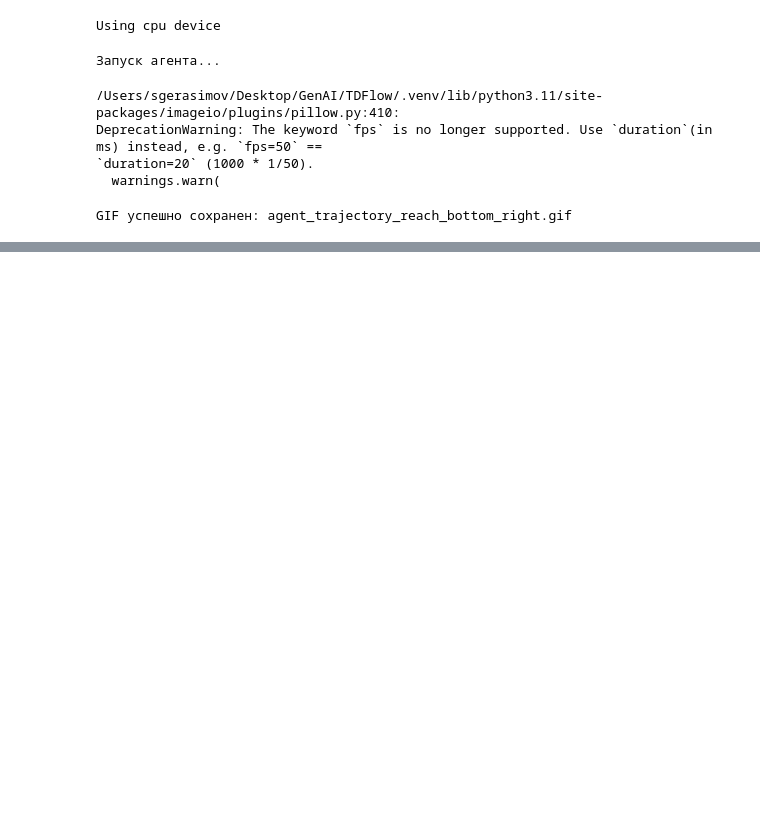
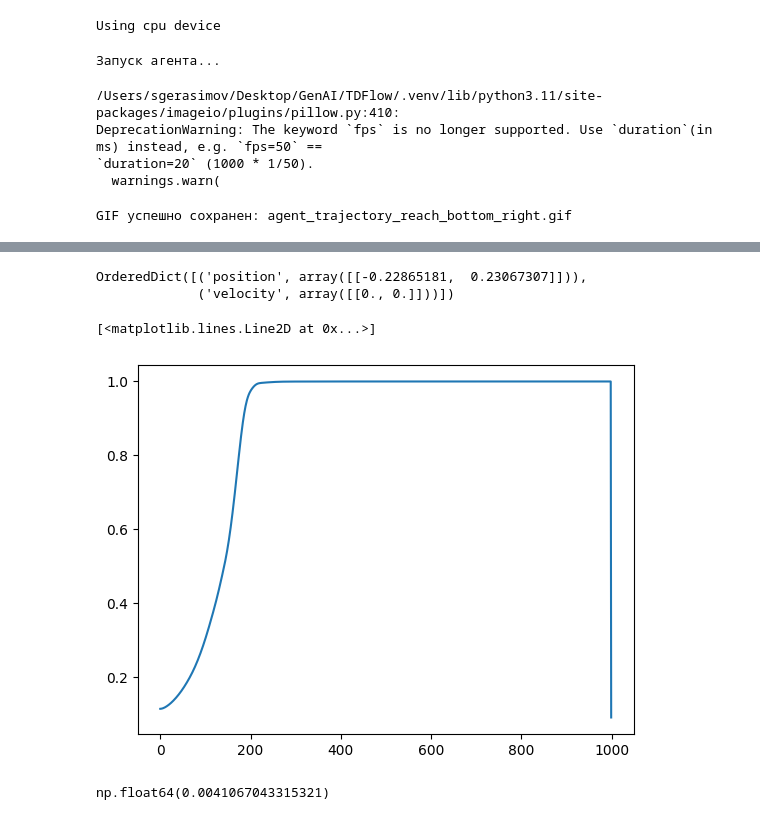
Before and after one commit to GerasimovSergey2001/TDFlow, a Jupyter notebook: demo_td3.ipynb, the cells around one changed output, grey strips where cells are left out. Drawn from its saved outputs; the diff is of its cells as text; code cells hidden in the pictures; blank space fills up the shorter version.

```diff
--- a/demo_td3.ipynb
+++ b/demo_td3.ipynb
@@ -121,0 +135,17 @@ GIF успешно сохранен: agent_trajectory_reach_bottom_right.gif
+# %%
+# raw_env = point_mass_maze.make(task=task)
+# env = shimmy.DmControlCompatibilityV0(raw_env) # Убираем render_mode отсюда
+
+model = TD3.load(model_path)
+
+# states_batch = []
+# frames_batch = []
+# %%
+from stable_baselines3.common.vec_env import DummyVecEnv, VecMonitor
+
+def make_env():
+    raw_env = point_mass_maze.make(task=task)
+    return shimmy.DmControlCompatibilityV0(raw_env)
+
+vec_env = DummyVecEnv([make_env for _ in range(1)])
+vec_env = VecMonitor(vec_env)
@@ -121,0 +190,5 @@ GIF успешно сохранен: agent_trajectory_reach_bottom_right.gif
+# %%
+obs
+# %% [output]
+OrderedDict([('position', array([[-0.22865181,  0.23067307]])),
+             ('velocity', array([[0., 0.]]))])
@@ -121,0 +225,19 @@ GIF успешно сохранен: agent_trajectory_reach_bottom_right.gif
+# %%
+def get_rewards_for_states(vec_env, states_batch):
+    """
+    states_batch: np.array (N, 4) - [x, y, vx, vy]
+    """
+    rewards = []
+    dmc_env = vec_env.envs[0].unwrapped._env # Берем любой env из батча
+
+    for s in states_batch:
+        # 1. "Телепортируем" физику в нужное состояние (без шага!)
+        with dmc_env.physics.reset_context():
+            dmc_env.physics.data.qpos[:2] = s[:2]
+            dmc_env.physics.data.qvel[:2] = s[2:]
+
+        # 2. Вызываем расчет награды из Task
+        rew = dmc_env.task.get_reward(dmc_env.physics)
+        rewards.append(rew)
+
+    return np.array(rewards)
@@ -121,0 +249,8 @@ GIF успешно сохранен: agent_trajectory_reach_bottom_right.gif
+# %%
+states_batch = trajectories[1]
+states_batch = np.concatenate(states_batch[1:], axis=0)
+# %%
+plt.plot(get_rewards_for_states(vec_env, states_batch))
+# %% [output]
+[<matplotlib.lines.Line2D at 0x...>]
+[figure, added]
@@ -121,0 +269,4 @@ GIF успешно сохранен: agent_trajectory_reach_bottom_right.gif
+# %%
+final_score
+# %% [output]
+np.float64(0.0041067043315321)
```
Also changed, not shown: parts of 10 cells of this notebook, 44 other files.
